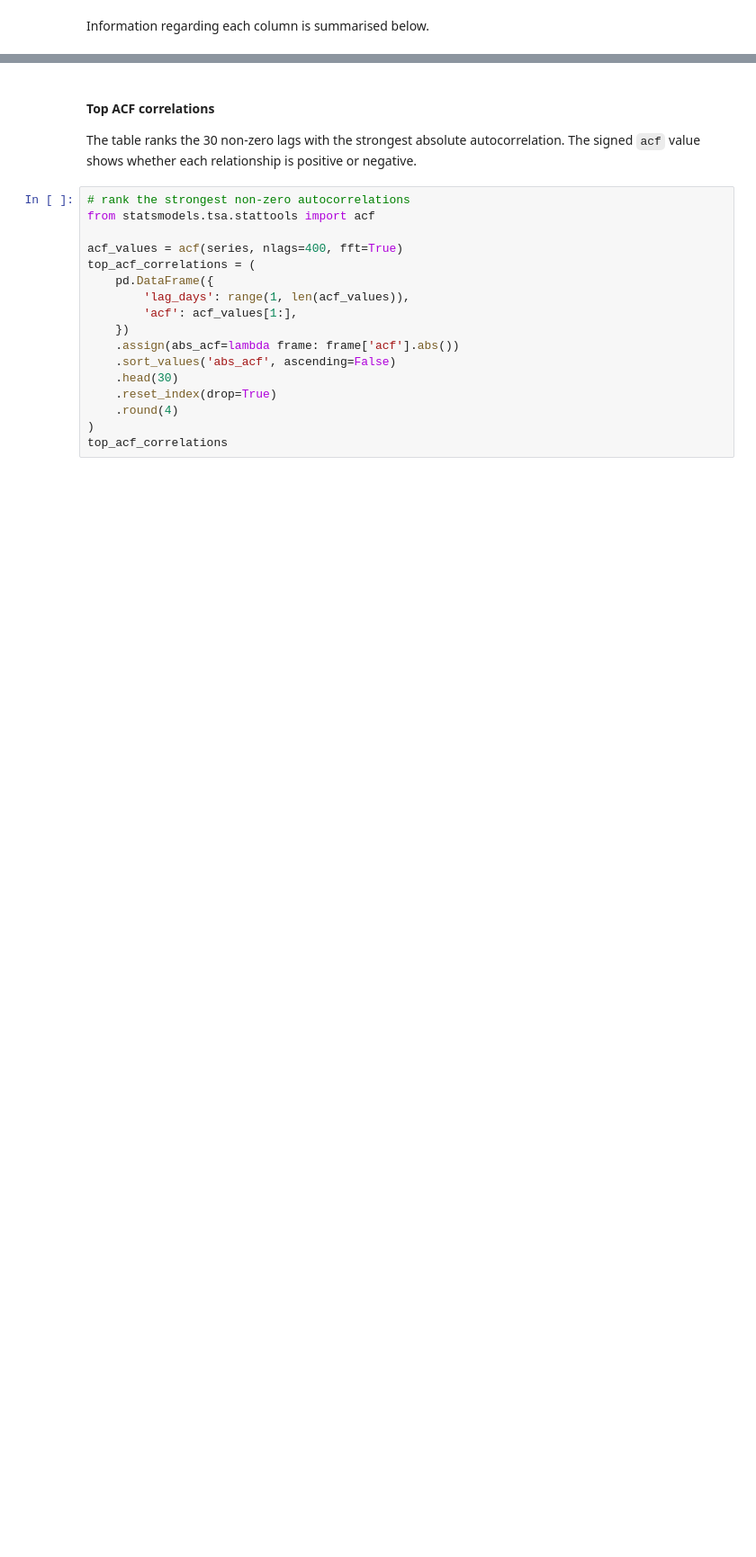
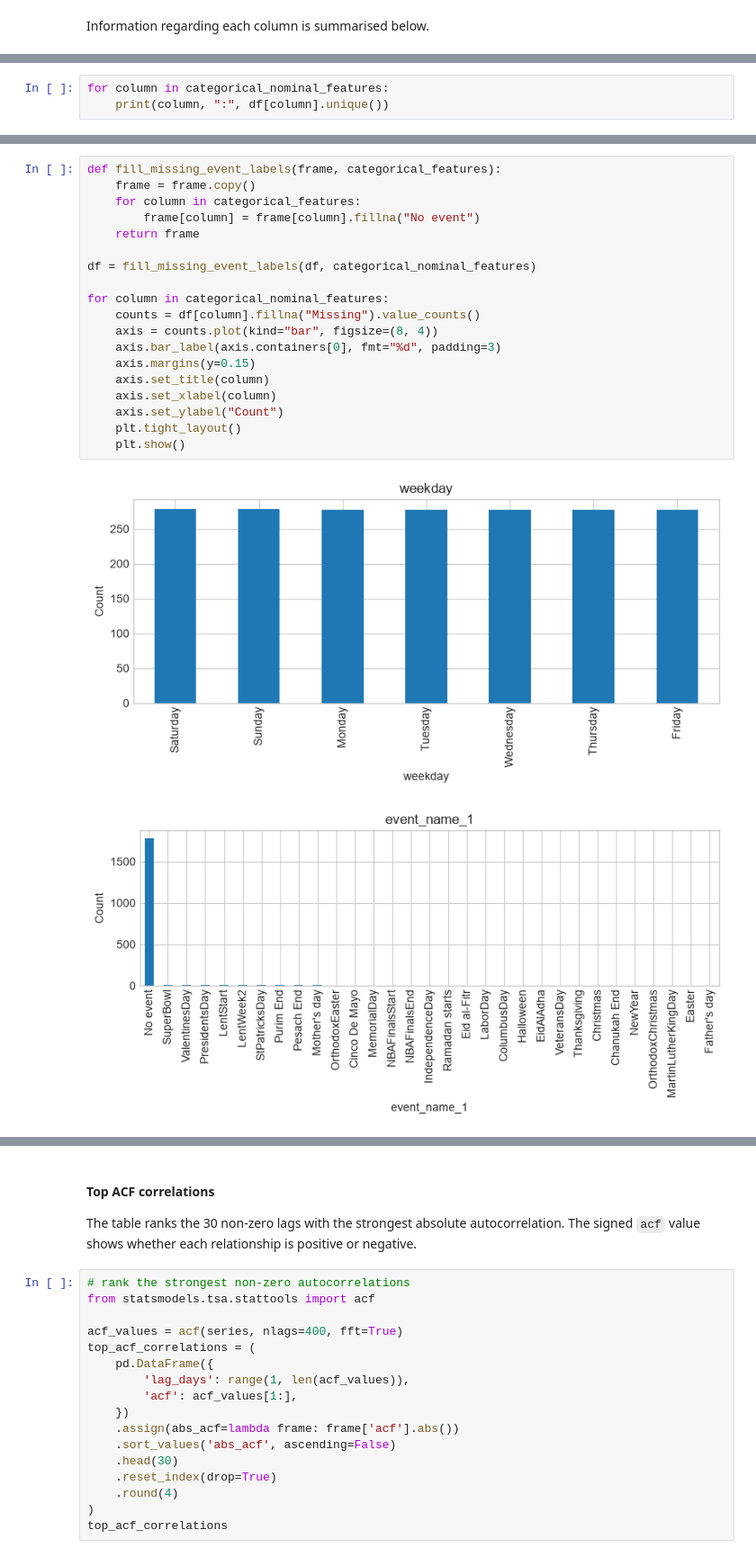
Before and after one commit to weifengsiew/machine-learning-pipeline-time-series, a Jupyter notebook: eda.ipynb, the cells around one changed output, grey strips where cells are left out. Shown at 90% size. Saved outputs shown, nothing was run; the diff lists cells and outputs as text; blank space fills up the shorter version.

```diff
--- a/eda.ipynb
+++ b/eda.ipynb
@@ -869,0 +390,3 @@ plt.show()
+# %%
+for column in categorical_nominal_features:
+    print(column, ":", df[column].unique())
@@ -869,0 +415,22 @@ plt.show()
+# %%
+def fill_missing_event_labels(frame, categorical_features):
+    frame = frame.copy()
+    for column in categorical_features:
+        frame[column] = frame[column].fillna("No event")
+    return frame
+
+df = fill_missing_event_labels(df, categorical_nominal_features)
+
+for column in categorical_nominal_features:
+    counts = df[column].fillna("Missing").value_counts()
+    axis = counts.plot(kind="bar", figsize=(8, 4))
+    axis.bar_label(axis.containers[0], fmt="%d", padding=3)
+    axis.margins(y=0.15)
+    axis.set_title(column)
+    axis.set_xlabel(column)
+    axis.set_ylabel("Count")
+    plt.tight_layout()
+    plt.show()
+# %% [output]
+[figure, added]
+[figure, added]
```
Also changed, not shown: parts of 112 cells of this notebook, 6 other files.
